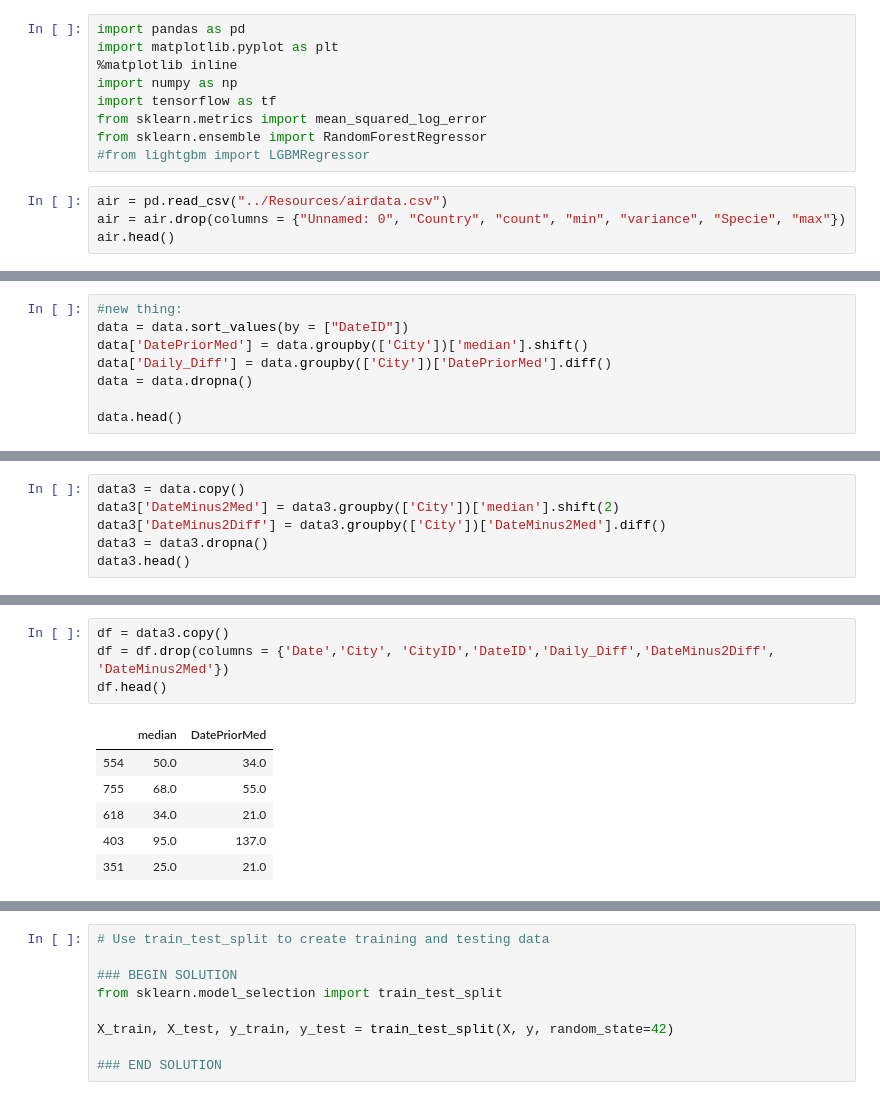
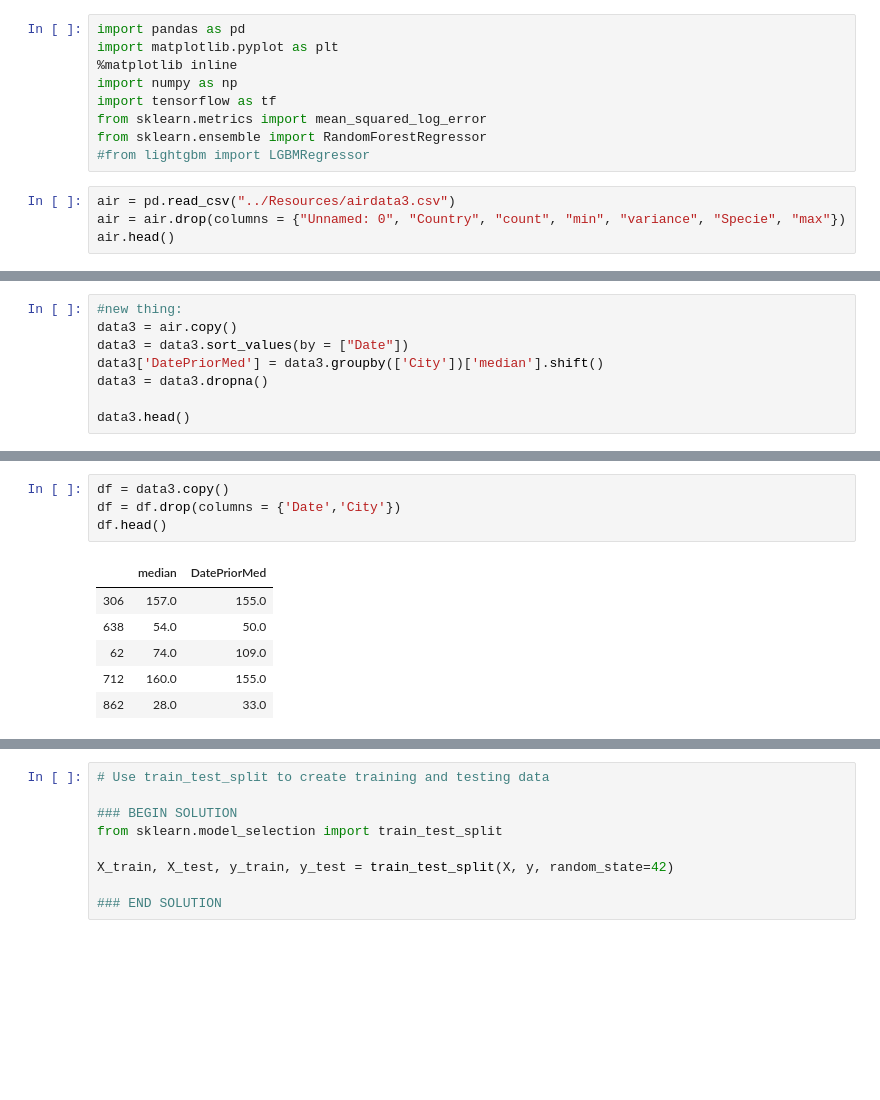
Before and after one commit to loryuen/final-project, a Jupyter notebook: Clean_Air_Data/Code/workinprogress-Copy1.ipynb, the cells around one changed output, grey strips where cells are left out. Drawn from its saved outputs; the diff is of its cells as text; blank space fills up the shorter version.

```diff
--- a/Clean_Air_Data/Code/workinprogress-Copy1.ipynb
+++ b/Clean_Air_Data/Code/workinprogress-Copy1.ipynb
@@ -19,7 +19,7 @@ from sklearn.metrics import mean_squared_log_error
 from sklearn.ensemble import RandomForestRegressor
 #from lightgbm import LGBMRegressor
 # %%
-air = pd.read_csv("../Resources/airdata.csv")
+air = pd.read_csv("../Resources/airdata3.csv")
 air = air.drop(columns = {"Unnamed: 0", "Country", "count", "min", "variance", "Specie", "max"})
 air.head()
 # %% [output]
@@ -55,9 +32,9 @@ data.tail()
 # %%
 #new thing:
-data = data.sort_values(by = ["DateID"])
-data['DatePriorMed'] = data.groupby(['City'])['median'].shift()
-data['Daily_Diff'] = data.groupby(['City'])['DatePriorMed'].diff()
-data = data.dropna()
+data3 = air.copy()
+data3 = data3.sort_values(by = ["Date"])
+data3['DatePriorMed'] = data3.groupby(['City'])['median'].shift()
+data3 = data3.dropna()
 
-data.head()
+data3.head()
 # %% [output]
@@ -145,6 +46,0 @@ Mean Error = 0.25173
-# %%
-data3 = data.copy()
-data3['DateMinus2Med'] = data3.groupby(['City'])['median'].shift(2)
-data3['DateMinus2Diff'] = data3.groupby(['City'])['DateMinus2Med'].diff()
-data3 = data3.dropna()
-data3.head()
@@ -158,14 +47,14 @@ data3.head()
 # %%
 df = data3.copy()
-df = df.drop(columns = {'Date','City', 'CityID','DateID','Daily_Diff','DateMinus2Diff', 'DateMinus2Med'})
+df = df.drop(columns = {'Date','City'})
 df.head()
 # %% [output]
 |  | median | DatePriorMed |
-| 554 | 50.0 | 34.0 |
-| 755 | 68.0 | 55.0 |
-| 618 | 34.0 | 21.0 |
-| 403 | 95.0 | 137.0 |
-| 351 | 25.0 | 21.0 |
+| 306 | 157.0 | 155.0 |
+| 638 | 54.0 | 50.0 |
+| 62 | 74.0 | 109.0 |
+| 712 | 160.0 | 155.0 |
+| 862 | 28.0 | 33.0 |
 # %%
 #70%train,10% val, 20% test
 
```
Also changed, not shown: parts of 26 cells of this notebook, 2 other files.
